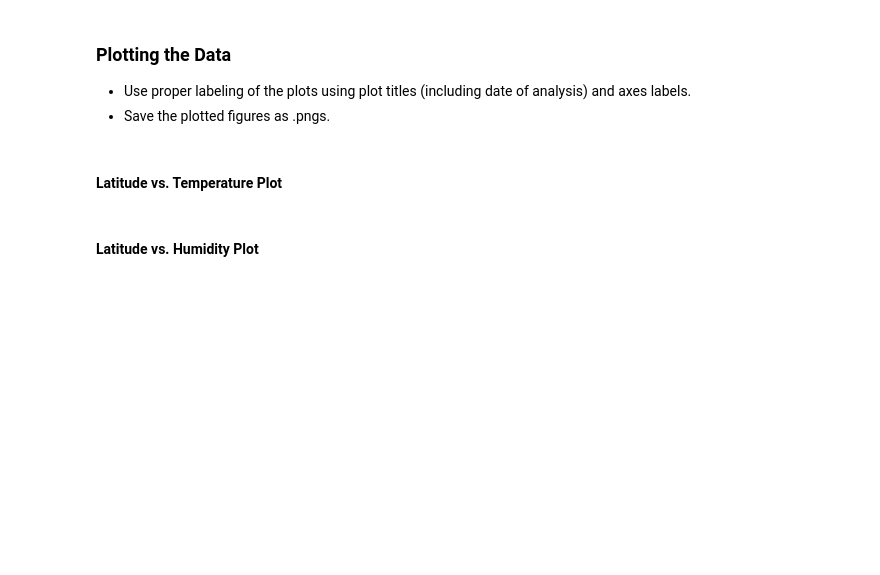
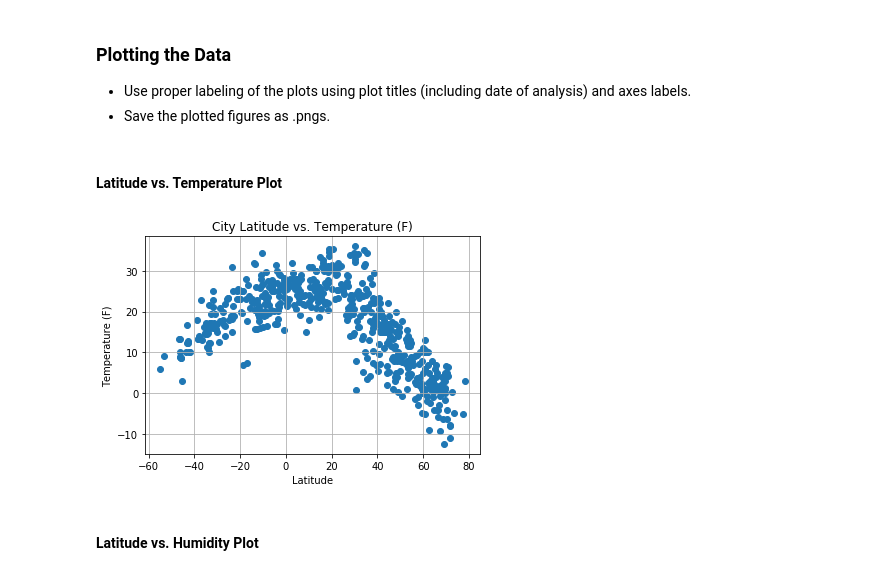
Before and after one commit to bshub6/API-Challenge, a Jupyter notebook: Instructions/starter_code/weatherpy1.ipynb, the cells around one changed output. Cells and saved outputs as stored; diff of their text form; code cells hidden in the pictures; blank space fills up the shorter version.

```diff
--- a/Instructions/starter_code/weatherpy1.ipynb
+++ b/Instructions/starter_code/weatherpy1.ipynb
@@ -111,0 +144,4 @@ print("Retrieval is complete!")
+# %%
+#print(data_dict)
+df = pd.DataFrame.from_dict(data_dict)
+df.head()
@@ -122,5 +177,22 @@ weather.to_csv("weather.csv", encoding="utf-8", index=False)
 * Save the plotted figures as .pngs.
 # %% [markdown]
 #### Latitude vs. Temperature Plot
+# %%
+# Build a scatter plot for each data type
+plt.scatter(df["latitude"], df["max temp"], marker="o")
+
+# Incorporate the other graph properties
+plt.title("City Latitude vs. Temperature (F)")
+plt.ylabel("Temperature (F)")
+plt.xlabel("Latitude")
+plt.grid(True)
+
+# Save the figure
+plt.savefig("Temperature (F).png")
+
+# Show plot
+plt.show()
+# %% [output]
+[figure, added]
 # %% [markdown]
 #### Latitude vs. Humidity Plot
```
Also changed, not shown: parts of 9 cells of this notebook.
